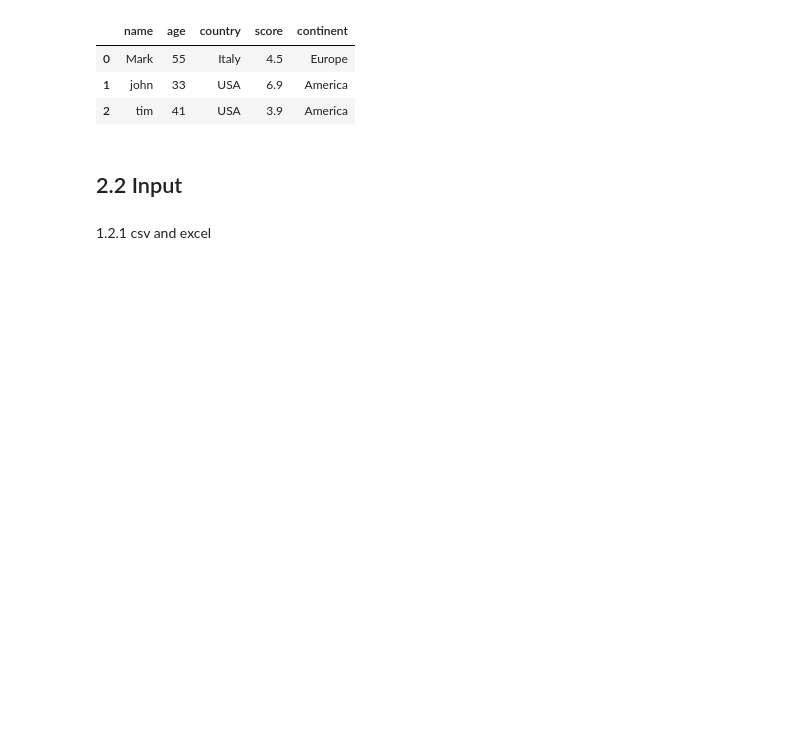
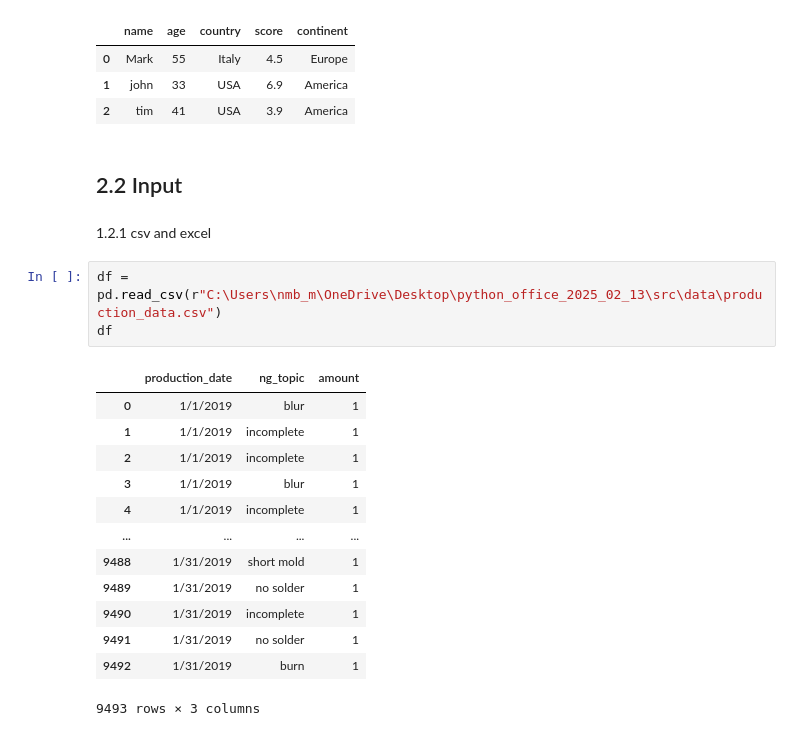
Before and after one commit to NMB-MIC/python_office_2025_02_13, a Jupyter notebook: src/02_pandas.ipynb, the cells around one changed output. Cells and saved outputs as stored; diff of their text form; blank space fills up the shorter version.

```diff
--- a/src/02_pandas.ipynb
+++ b/src/02_pandas.ipynb
@@ -45,4 +45,21 @@ df
 ## 2.2 Input
 # %% [markdown]
 1.2.1 csv and excel
+# %%
+df = pd.read_csv(r"C:\Users\nmb_m\OneDrive\Desktop\python_office_2025_02_13\src\data\production_data.csv")
+df
+# %% [output]
+|  | production_date | ng_topic | amount |
+| 0 | 1/1/2019 | blur | 1 |
+| 1 | 1/1/2019 | incomplete | 1 |
+| 2 | 1/1/2019 | incomplete | 1 |
+| 3 | 1/1/2019 | blur | 1 |
+| 4 | 1/1/2019 | incomplete | 1 |
+| ... | ... | ... | ... |
+| 9488 | 1/31/2019 | short mold | 1 |
+| 9489 | 1/31/2019 | no solder | 1 |
+| 9490 | 1/31/2019 | incomplete | 1 |
+| 9491 | 1/31/2019 | no solder | 1 |
+| 9492 | 1/31/2019 | burn | 1 |
+9493 rows × 3 columns
 # %%
```
Also changed, not shown: parts of 13 cells of this notebook, 1 other file.
